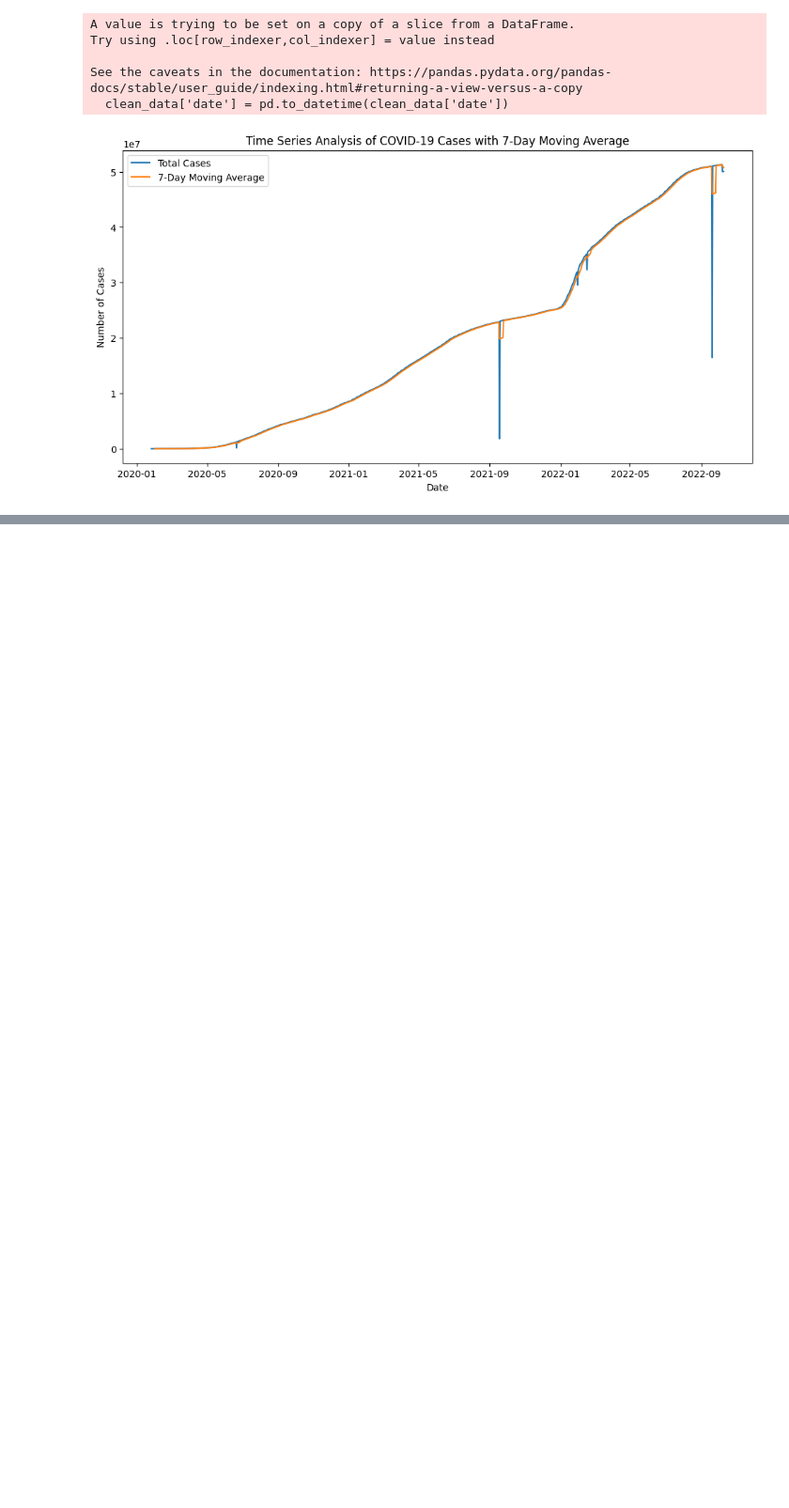
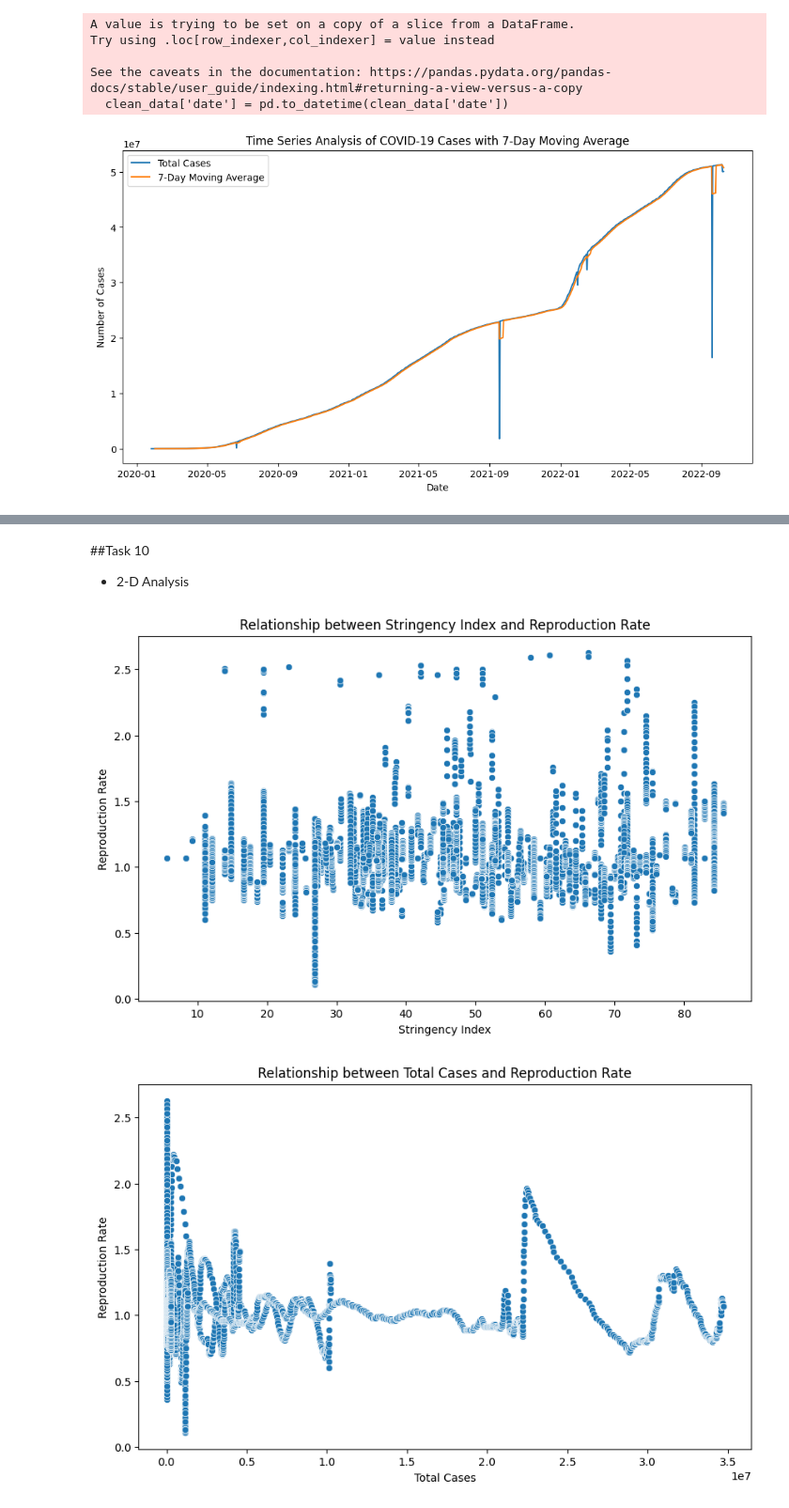
Before and after one commit to genkioverdrive/EDA, a Jupyter notebook: Exploratory_Data_Analysis_Task.ipynb, the cells around one changed output, grey strips where cells are left out. Shown at 94% size. Cells and saved outputs as stored; diff of their text form; code cells hidden in the pictures; blank space fills up the shorter version.

```diff
--- a/Exploratory_Data_Analysis_Task.ipynb
+++ b/Exploratory_Data_Analysis_Task.ipynb
@@ -220,0 +283,39 @@ See the caveats in the documentation: https://pandas.pydata.org/pandas-docs/stab
+# %% [markdown]
+##Task 10
+- 2-D Analysis
+# %%
+#2-D Analysis
+# Analyzing the relationship between stringency index and reproduction rate
+plt.figure(figsize=(10, 6))
+sns.scatterplot(x='stringency_index', y='reproduction_rate', data=clean_data)
+plt.xlabel('Stringency Index')
+plt.ylabel('Reproduction Rate')
+plt.title('Relationship between Stringency Index and Reproduction Rate')
+plt.show()
+
+# Analyzing the relationship between total cases and reproduction rate
+plt.figure(figsize=(10, 6))
+sns.scatterplot(x='total_cases', y='reproduction_rate', data=clean_data)
+plt.xlabel('Total Cases')
+plt.ylabel('Reproduction Rate')
+plt.title('Relationship between Total Cases and Reproduction Rate')
+plt.show()
+
+# Analyzing the relationship between total cases and GDP per capita
+plt.figure(figsize=(10, 6))
+sns.scatterplot(x='total_cases', y='gdp_per_capita', data=clean_data)
+plt.xlabel('Total Cases')
+plt.ylabel('GDP Per Capita')
+plt.title('Relationship between Total Cases and GDP Per Capita')
+plt.show()
+
+# Analyzing the relationship between life expectancy and reproduction rate
+plt.figure(figsize=(10, 6))
+sns.scatterplot(x='life_expectancy', y='reproduction_rate', data=clean_data)
+plt.xlabel('Life Expectancy')
+plt.ylabel('Reproduction Rate')
+plt.title('Relationship between Life Expectancy and Reproduction Rate')
+plt.show()
+# %% [output]
+[figure, added]
+[figure, added]
```
Also changed, not shown: parts of 9 cells of this notebook.
